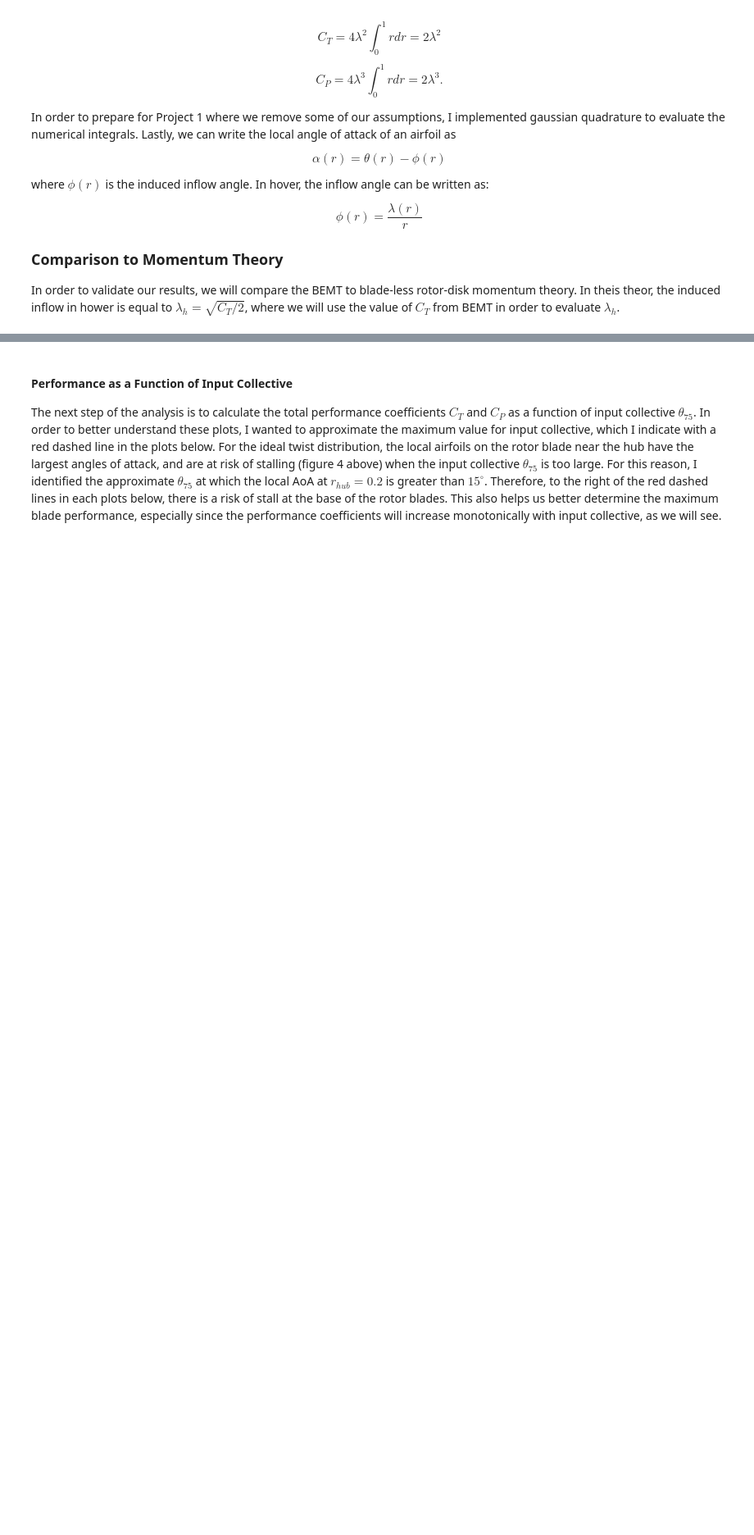
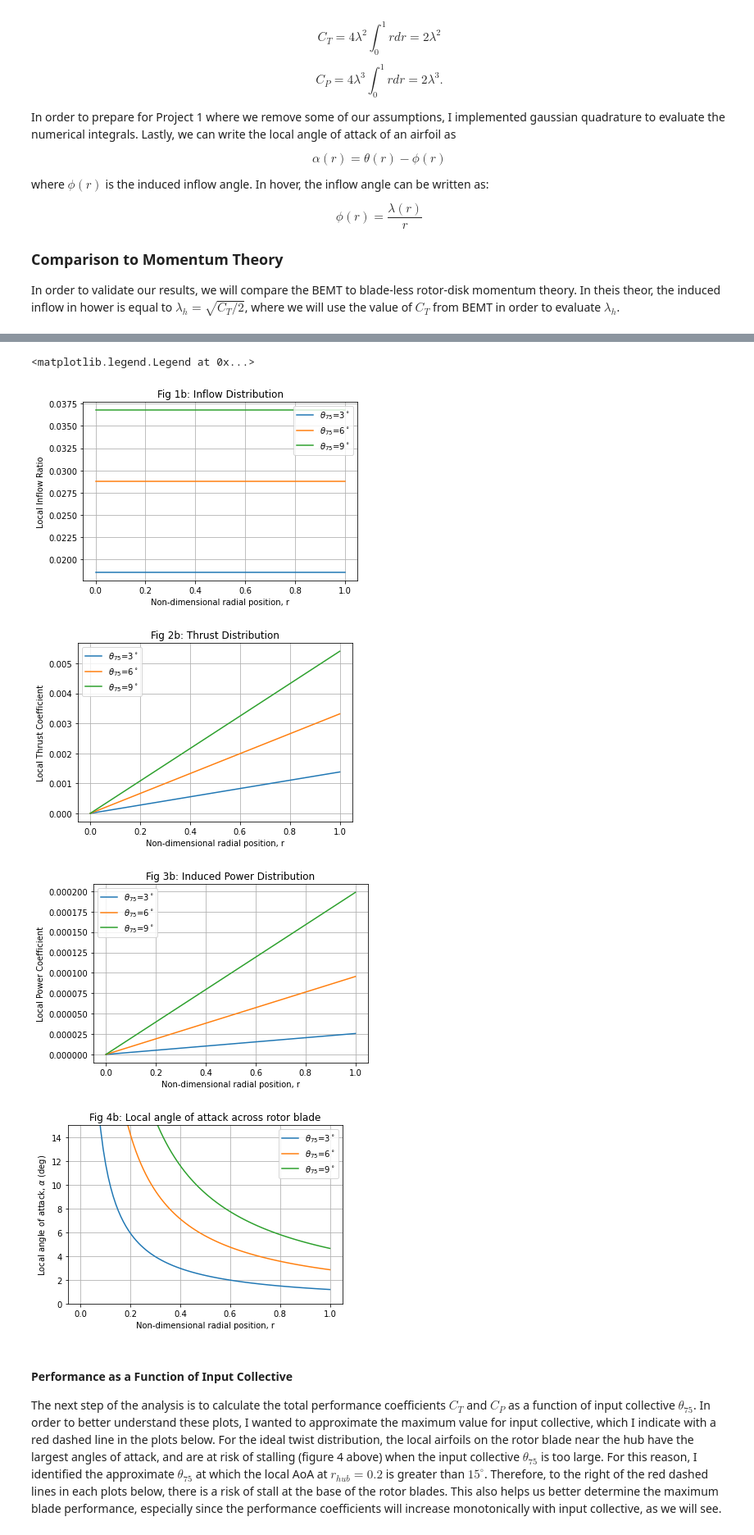
Before and after one commit to nruhl25/HoveringVehicleDesign, a Jupyter notebook: hw3/hw3_report.ipynb, the cells around one changed output, grey strips where cells are left out. Shown: that part at 82% size. Drawn from its saved outputs; the diff is of its cells as text; code cells hidden in the pictures; blank space fills up the shorter version.

```diff
--- a/hw3/hw3_report.ipynb
+++ b/hw3/hw3_report.ipynb
@@ -134,3 +136,59 @@ plt.ylim([0,15])
+# %%
+theta_75_list_deg = np.array([3,6,9])
+theta_75_list_rad = np.deg2rad(theta_75_list_deg)
+
+for i, theta_75 in enumerate(theta_75_list_rad):
+
+    CT, CP = calc_CT_CP(theta_75, rotor)
+
+    rs = np.linspace(0.0001, 1, 100)  # Non-dimensional blade radius
+
+    plt.figure(1)
+    plt.plot(rs, Lambda(rs, theta_75, rotor),label=fr"$\theta_{{75}}$={theta_75_list_deg[i]:.0f}$^\circ$")
+
+    plt.figure(2)
+    plt.plot(rs, dCT(rs, theta_75, rotor), label=fr"$\theta_{{75}}$={theta_75_list_deg[i]:.0f}$^\circ$")
+
+    plt.figure(3)
+    plt.plot(rs, dCP(rs, theta_75, rotor), label=fr"$\theta_{{75}}$={theta_75_list_deg[i]:.0f}$^\circ$")
+
+    plt.figure(4)
+    plt.plot(rs, np.rad2deg(Alpha(rs, theta_75, rotor)), label=fr"$\theta_{{75}}$={theta_75_list_deg[i]:.0f}$^\circ$")
+
+plt.figure(1)
+plt.title("Fig 1b: Inflow Distribution")
+plt.grid()
+plt.xlabel("Non-dimensional radial position, r")
+plt.ylabel("Local Inflow Ratio")
+plt.legend()
+
+plt.figure(2)
+plt.title("Fig 2b: Thrust Distribution")
+plt.grid()
+plt.xlabel("Non-dimensional radial position, r")
+plt.ylabel("Local Thrust Coefficient")
+plt.legend()
+
+plt.figure(3)
+plt.title("Fig 3b: Induced Power Distribution")
+plt.grid()
+plt.xlabel("Non-dimensional radial position, r")
+plt.ylabel("Local Power Coefficient")
+plt.legend()
+
+plt.figure(4)
+plt.title("Fig 4b: Local angle of attack across rotor blade")
+plt.grid()
+plt.xlabel("Non-dimensional radial position, r")
+plt.ylabel(r"Local angle of attack, $\alpha$ (deg)")
+plt.ylim([0,15])
+plt.legend()
+# %% [output]
+<matplotlib.legend.Legend at 0x...>
+[figure, added]
+[figure, added]
+[figure, added]
+[figure, added]
 # %% [markdown]
 #### Performance as a Function of Input Collective
 
```
Also changed, not shown: parts of 3 cells of this notebook.
